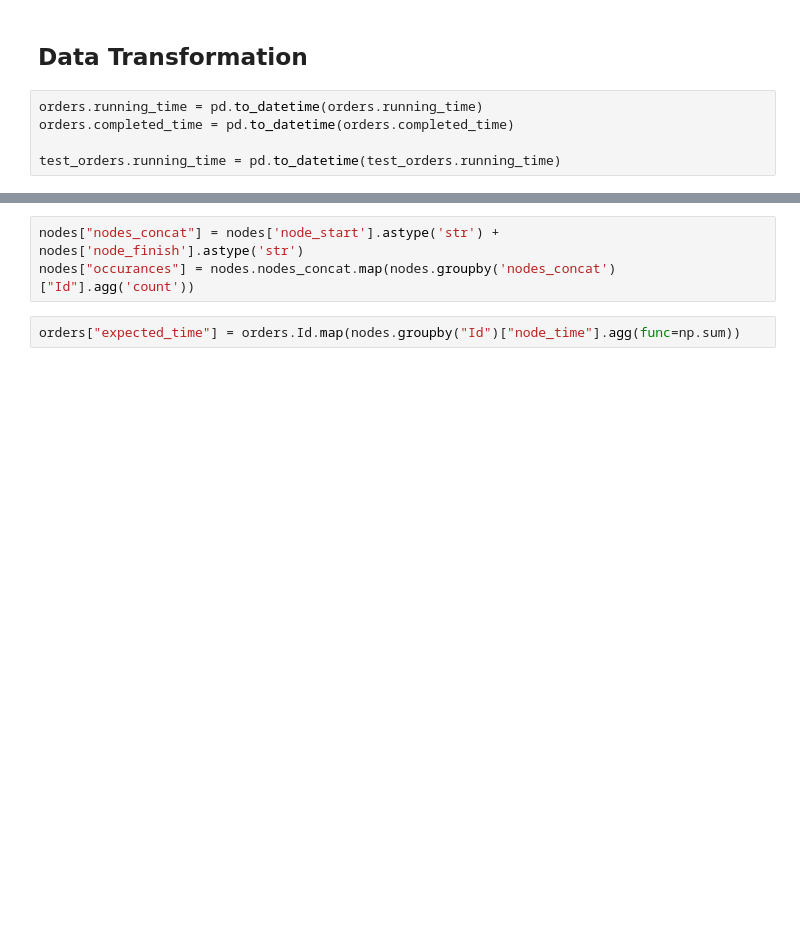
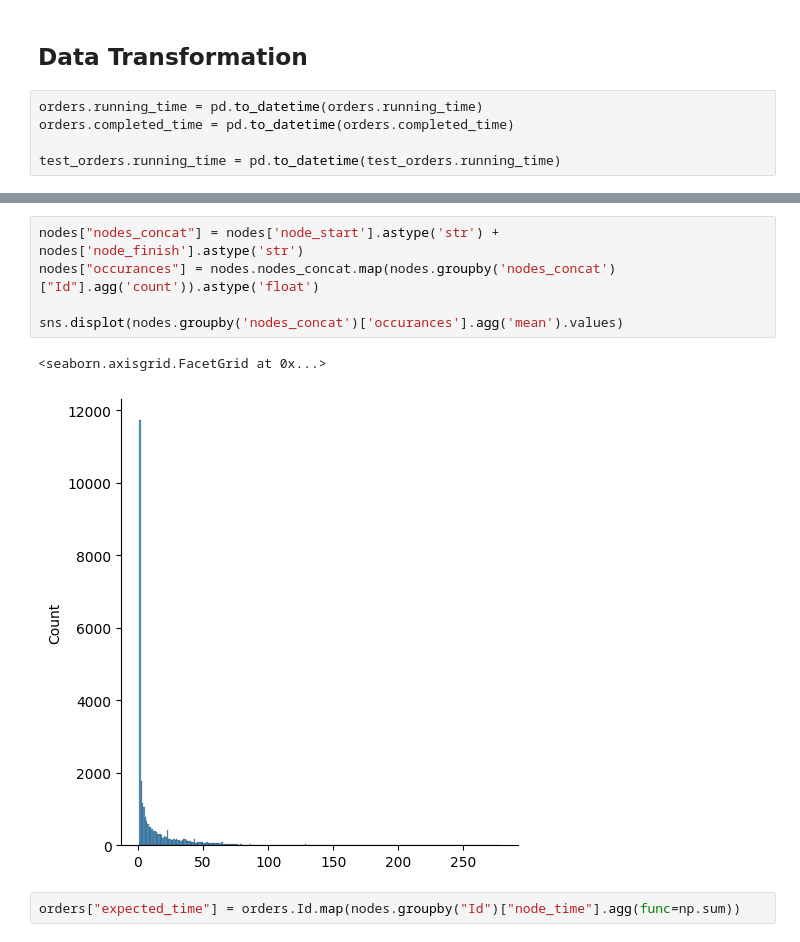
Before and after one commit to SlivoviyBarsik/INT20H-lazy_lizard, a Jupyter notebook: analysis.ipynb, the cells around one changed output, grey strips where cells are left out. Cells and saved outputs as stored; diff of their text form; blank space fills up the shorter version.

```diff
--- a/analysis.ipynb
+++ b/analysis.ipynb
@@ -25,6 +33,11 @@ nodes["node_time"] = nodes.distance / ((5 / 18) * nodes.speed)
 # %%
 nodes["nodes_concat"] = nodes['node_start'].astype('str') + nodes['node_finish'].astype('str')
-nodes["occurances"] = nodes.nodes_concat.map(nodes.groupby('nodes_concat')["Id"].agg('count'))
+nodes["occurances"] = nodes.nodes_concat.map(nodes.groupby('nodes_concat')["Id"].agg('count')).astype('float')
+
+sns.displot(nodes.groupby('nodes_concat')['occurances'].agg('mean').values)
+# %% [output]
+<seaborn.axisgrid.FacetGrid at 0x...>
+[figure, added]
 # %%
 orders["expected_time"] = orders.Id.map(nodes.groupby("Id")["node_time"].agg(func=np.sum))
 # %%
```
Also changed, not shown: parts of 17 cells of this notebook, 11 other files.
